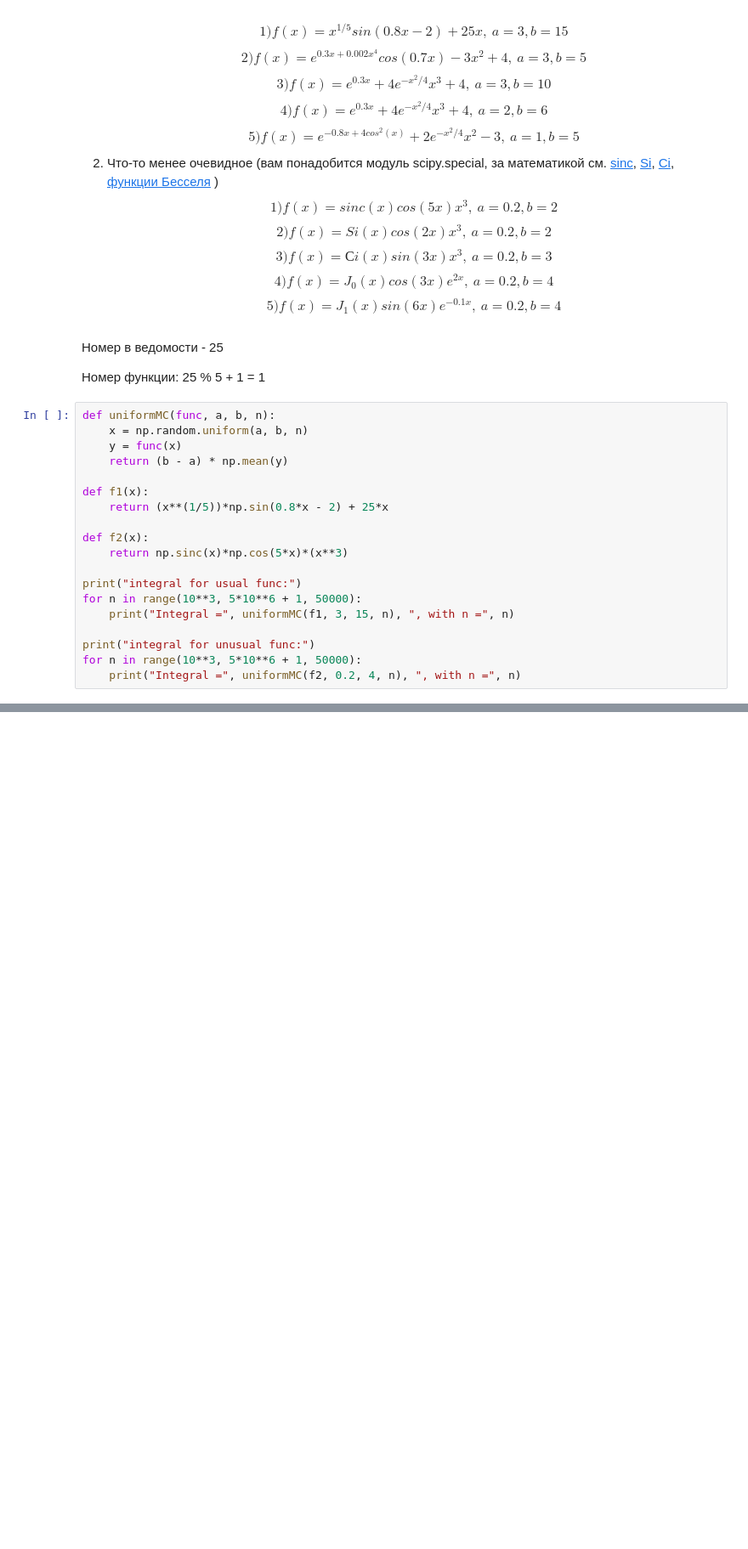
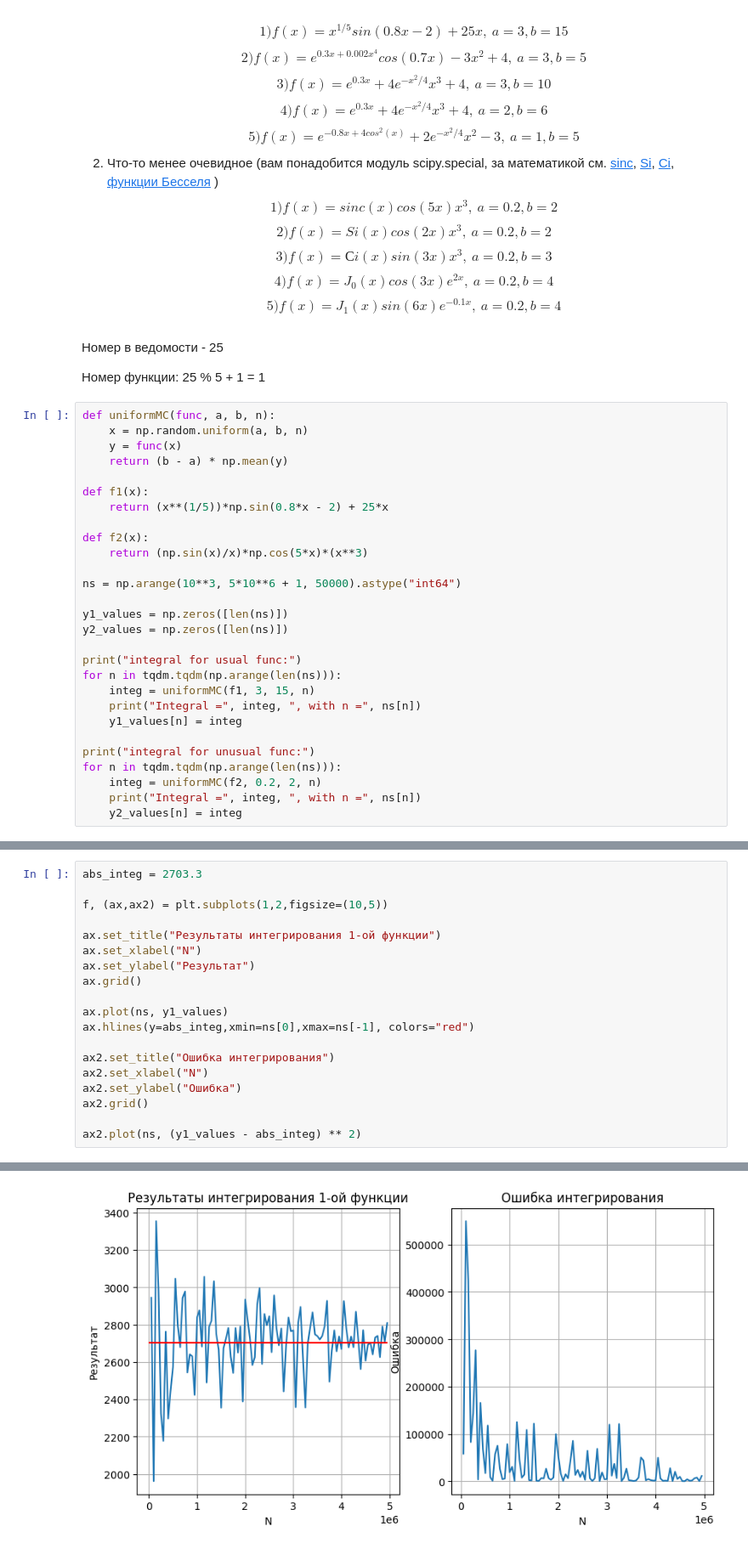
Before and after one commit to flowykk/prob-theory-hse, a Jupyter notebook: hw4.ipynb, the cells around one changed output, grey strips where cells are left out. Shown: that part at 85% size. Cells and saved outputs as stored; diff of their text form; blank space fills up the shorter version.

```diff
--- a/hw4.ipynb
+++ b/hw4.ipynb
@@ -253,14 +270,23 @@ def f1(x):
     return (x**(1/5))*np.sin(0.8*x - 2) + 25*x
 
 def f2(x):
-    return np.sinc(x)*np.cos(5*x)*(x**3)
+    return (np.sin(x)/x)*np.cos(5*x)*(x**3)
+
+ns = np.arange(10**3, 5*10**6 + 1, 50000).astype("int64")
+
+y1_values = np.zeros([len(ns)])
+y2_values = np.zeros([len(ns)])
 
 print("integral for usual func:")
-for n in range(10**3, 5*10**6 + 1, 50000):
-    print("Integral =", uniformMC(f1, 3, 15, n), ", with n =", n)
+for n in tqdm.tqdm(np.arange(len(ns))):
+    integ = uniformMC(f1, 3, 15, n)
+    print("Integral =", integ, ", with n =", ns[n])
+    y1_values[n] = integ
 
 print("integral for unusual func:")
-for n in range(10**3, 5*10**6 + 1, 50000):
-    print("Integral =", uniformMC(f2, 0.2, 4, n), ", with n =", n)
+for n in tqdm.tqdm(np.arange(len(ns))):
+    integ = uniformMC(f2, 0.2, 2, n)
+    print("Integral =", integ, ", with n =", ns[n])
+    y2_values[n] = integ
 # %% [output]
 integral for usual func:
@@ -282,0 +327,20 @@ Integral = 0.14218375959001398 , with n = 4951000
+# %%
+abs_integ = 2703.3
+
+f, (ax,ax2) = plt.subplots(1,2,figsize=(10,5))
+
+ax.set_title("Результаты интегрирования 1-ой функции")
+ax.set_xlabel("N")
+ax.set_ylabel("Результат")
+ax.grid()
+
+ax.plot(ns, y1_values)
+ax.hlines(y=abs_integ,xmin=ns[0],xmax=ns[-1], colors="red")
+
+ax2.set_title("Ошибка интегрирования")
+ax2.set_xlabel("N")
+ax2.set_ylabel("Ошибка")
+ax2.grid()
+
+ax2.plot(ns, (y1_values - abs_integ) ** 2)
+# %% [output]
@@ -282,0 +348 @@ Integral = 0.14218375959001398 , with n = 4951000
+[figure, added]
```
Also changed, not shown: parts of 12 cells of this notebook.
